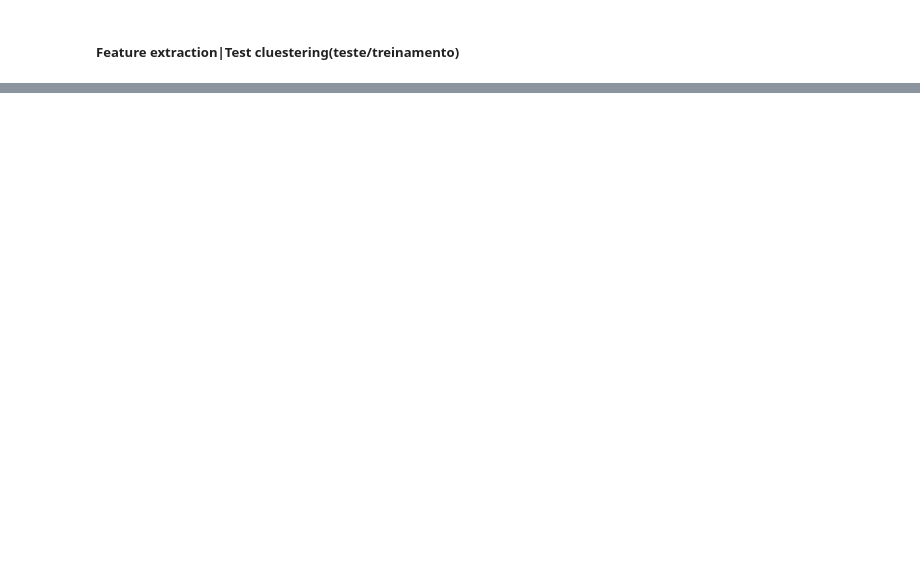
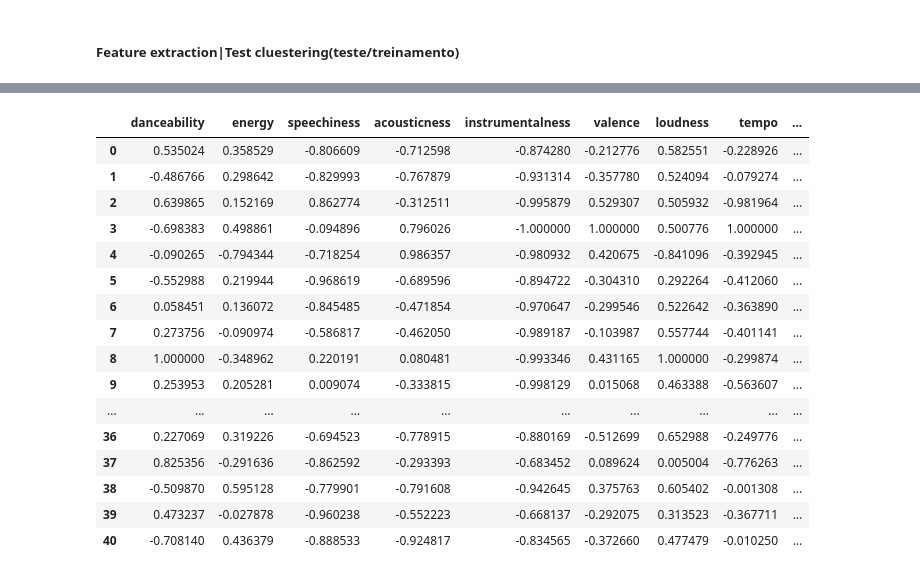
Before and after one commit to Fogelman/Spotify-Clustering, a Jupyter notebook: Reading Spotify Music.ipynb, the cells around one changed output, grey strips where cells are left out. Drawn from its saved outputs; the diff is of its cells as text; code cells hidden in the pictures; blank space fills up the shorter version.

```diff
--- a/Reading Spotify Music.ipynb
+++ b/Reading Spotify Music.ipynb
@@ -361,9 +362,28 @@ ax.scatter(centroids[:, 0],centroids[:, 1], marker = "x", s=120, linewidths = 20
 #     print(values)
 # %%
 df['labels']  = labels
-
+#df = df.sort_values(by=['labels'])
 def calc_dist(A,B):
     dist = math.sqrt((A[1]-B[1])**2+(A[0]-B[0])**2)
     return dist
-i = 0
-while i < len(labels):
+
+df = df.sort_index()
+df
+# %% [output]
+|  | danceability | energy | speechiness | acousticness | instrumentalness | valence | loudness | tempo | ... |
+| 0 | 0.535024 | 0.358529 | -0.806609 | -0.712598 | -0.874280 | -0.212776 | 0.582551 | -0.228926 | ... |
+| 1 | -0.486766 | 0.298642 | -0.829993 | -0.767879 | -0.931314 | -0.357780 | 0.524094 | -0.079274 | ... |
+| 2 | 0.639865 | 0.152169 | 0.862774 | -0.312511 | -0.995879 | 0.529307 | 0.505932 | -0.981964 | ... |
+| 3 | -0.698383 | 0.498861 | -0.094896 | 0.796026 | -1.000000 | 1.000000 | 0.500776 | 1.000000 | ... |
+| 4 | -0.090265 | -0.794344 | -0.718254 | 0.986357 | -0.980932 | 0.420675 | -0.841096 | -0.392945 | ... |
+| 5 | -0.552988 | 0.219944 | -0.968619 | -0.689596 | -0.894722 | -0.304310 | 0.292264 | -0.412060 | ... |
+| 6 | 0.058451 | 0.136072 | -0.845485 | -0.471854 | -0.970647 | -0.299546 | 0.522642 | -0.363890 | ... |
+| 7 | 0.273756 | -0.090974 | -0.586817 | -0.462050 | -0.989187 | -0.103987 | 0.557744 | -0.401141 | ... |
+| 8 | 1.000000 | -0.348962 | 0.220191 | 0.080481 | -0.993346 | 0.431165 | 1.000000 | -0.299874 | ... |
+| 9 | 0.253953 | 0.205281 | 0.009074 | -0.333815 | -0.998129 | 0.015068 | 0.463388 | -0.563607 | ... |
+| ... | ... | ... | ... | ... | ... | ... | ... | ... | ... |
+| 36 | 0.227069 | 0.319226 | -0.694523 | -0.778915 | -0.880169 | -0.512699 | 0.652988 | -0.249776 | ... |
+| 37 | 0.825356 | -0.291636 | -0.862592 | -0.293393 | -0.683452 | 0.089624 | 0.005004 | -0.776263 | ... |
+| 38 | -0.509870 | 0.595128 | -0.779901 | -0.791608 | -0.942645 | 0.375763 | 0.605402 | -0.001308 | ... |
+| 39 | 0.473237 | -0.027878 | -0.960238 | -0.552223 | -0.668137 | -0.292075 | 0.313523 | -0.367711 | ... |
+| 40 | -0.708140 | 0.436379 | -0.888533 | -0.924817 | -0.834565 | -0.372660 | 0.477479 | -0.010250 | ... |
```
Also changed, not shown: parts of 13 cells of this notebook.
